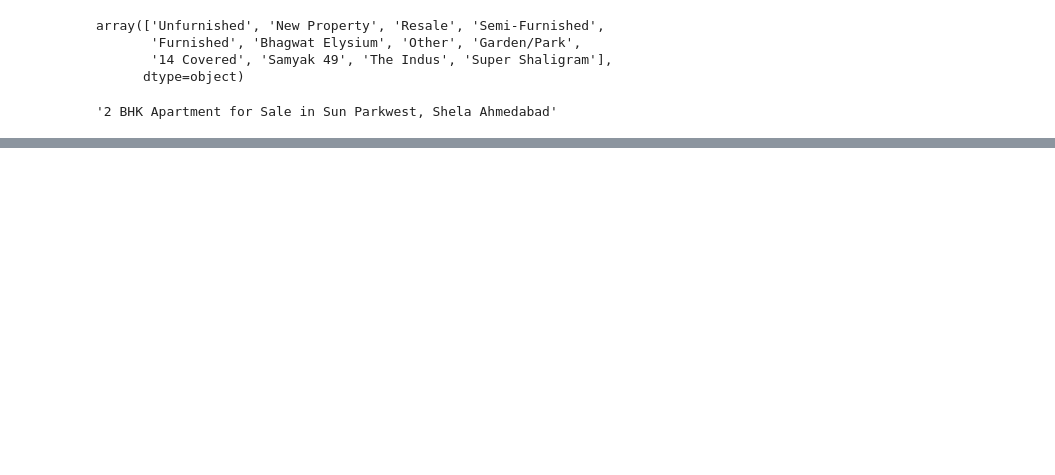
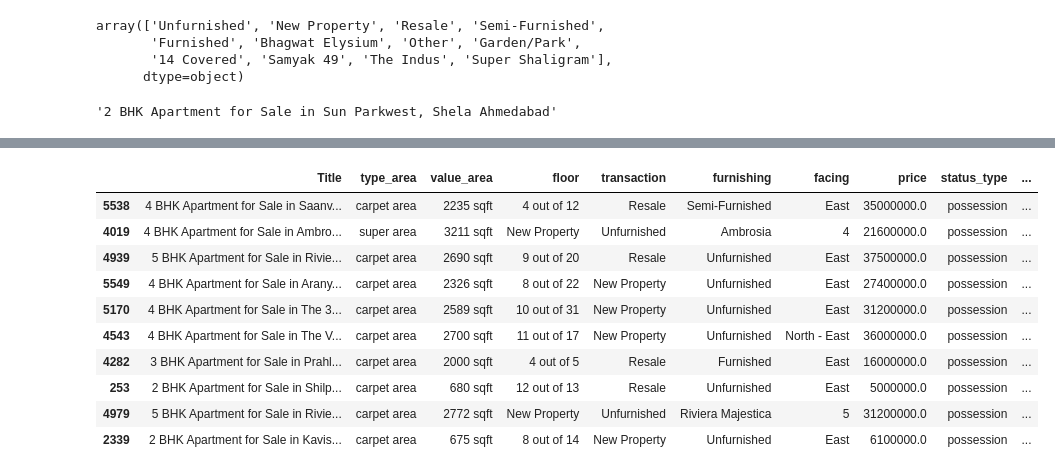
Before and after one commit to bunny-ml/Ahmedabad-Flat-Price-, a Jupyter notebook: notebooks/01_data_cleaning_code.ipynb, the cells around one changed output, grey strips where cells are left out. Cells and saved outputs as stored; diff of their text form; code cells hidden in the pictures; blank space fills up the shorter version.

```diff
--- a/notebooks/01_data_cleaning_code.ipynb
+++ b/notebooks/01_data_cleaning_code.ipynb
@@ -410,0 +462,14 @@ df.sample()
+# %%
+df.sample(10)
+# %% [output]
+|  | Title | type_area | value_area | floor | transaction | furnishing | facing | price | status_type | ... |
+| 5538 | 4 BHK Apartment for Sale in Saanv... | carpet area | 2235 sqft | 4 out of 12 | Resale | Semi-Furnished | East | 35000000.0 | possession | ... |
+| 4019 | 4 BHK Apartment for Sale in Ambro... | super area | 3211 sqft | New Property | Unfurnished | Ambrosia | 4 | 21600000.0 | possession | ... |
+| 4939 | 5 BHK Apartment for Sale in Rivie... | carpet area | 2690 sqft | 9 out of 20 | Resale | Unfurnished | East | 37500000.0 | possession | ... |
+| 5549 | 4 BHK Apartment for Sale in Arany... | carpet area | 2326 sqft | 8 out of 22 | New Property | Unfurnished | East | 27400000.0 | possession | ... |
+| 5170 | 4 BHK Apartment for Sale in The 3... | carpet area | 2589 sqft | 10 out of 31 | New Property | Unfurnished | East | 31200000.0 | possession | ... |
+| 4543 | 4 BHK Apartment for Sale in The V... | carpet area | 2700 sqft | 11 out of 17 | New Property | Unfurnished | North - East | 36000000.0 | possession | ... |
+| 4282 | 3 BHK Apartment for Sale in Prahl... | carpet area | 2000 sqft | 4 out of 5 | Resale | Furnished | East | 16000000.0 | possession | ... |
+| 253 | 2 BHK Apartment for Sale in Shilp... | carpet area | 680 sqft | 12 out of 13 | Resale | Unfurnished | East | 5000000.0 | possession | ... |
+| 4979 | 5 BHK Apartment for Sale in Rivie... | carpet area | 2772 sqft | New Property | Unfurnished | Riviera Majestica | 5 | 31200000.0 | possession | ... |
+| 2339 | 2 BHK Apartment for Sale in Kavis... | carpet area | 675 sqft | 8 out of 14 | New Property | Unfurnished | East | 6100000.0 | possession | ... |
```
Also changed, not shown: parts of 10 cells of this notebook.
